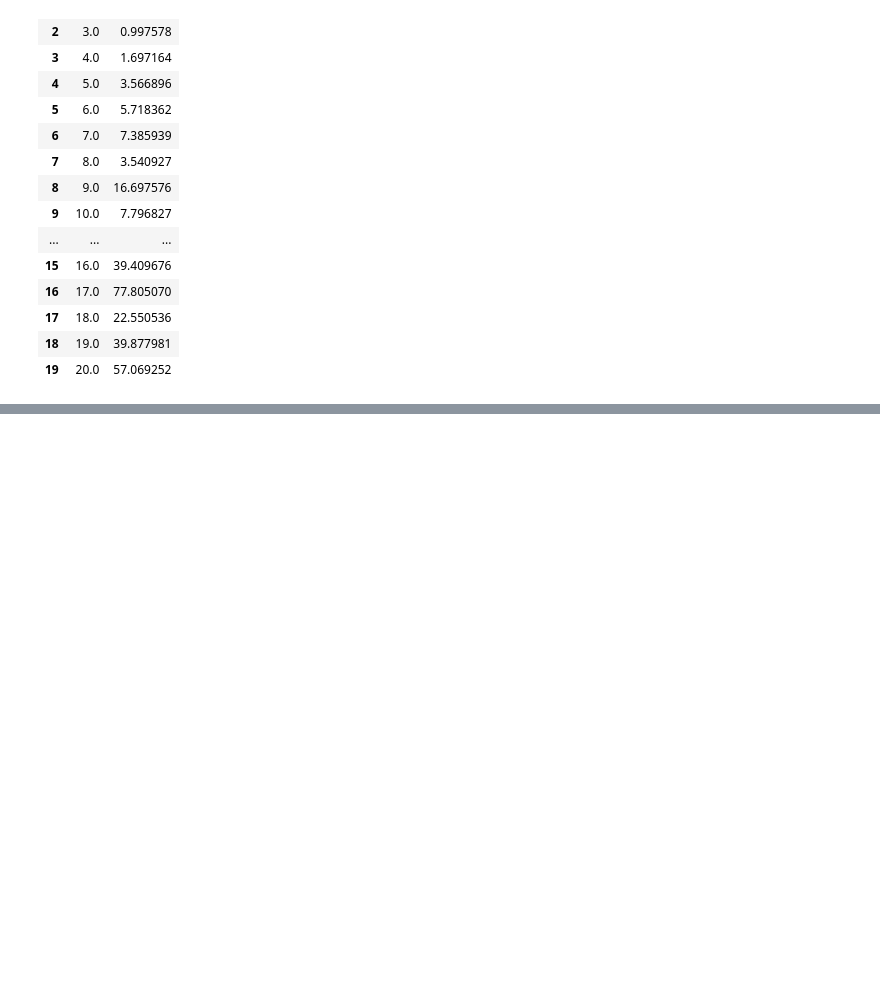
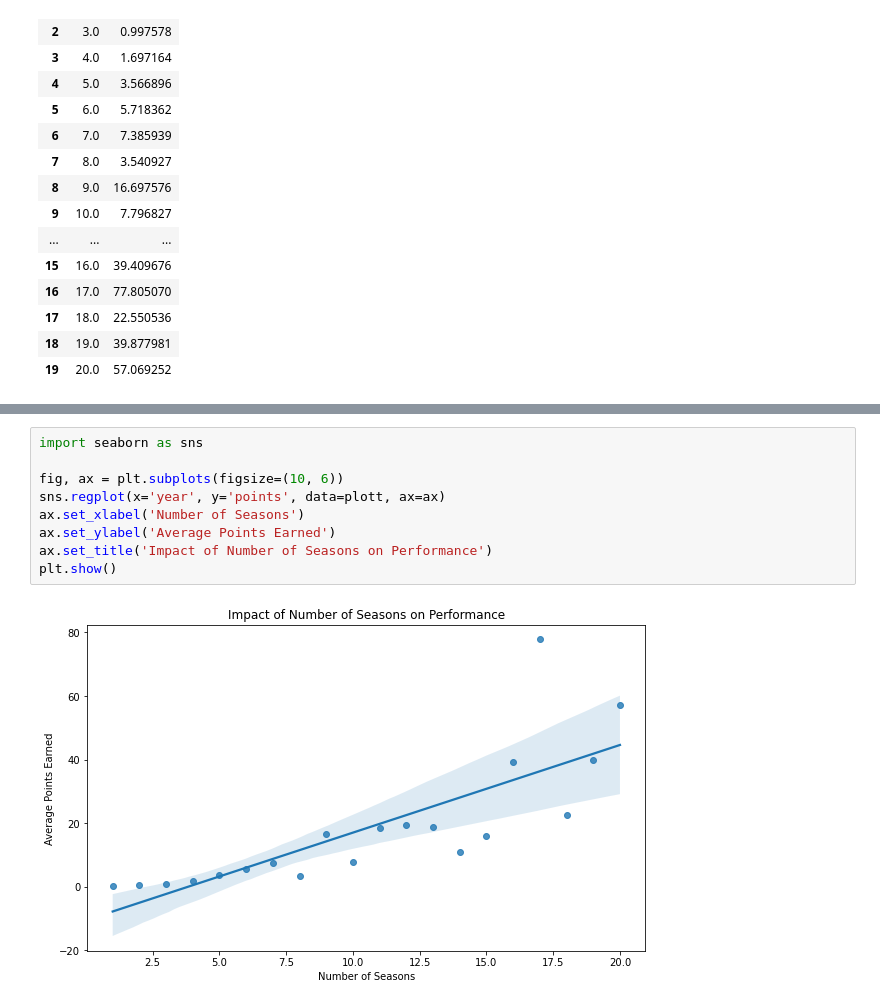
Before and after one commit to anthoskountouris/Formula1_data_visualisation, a Jupyter notebook: data_pre-processing/q2.ipynb, the cells around one changed output, grey strips where cells are left out. Cells and saved outputs as stored; diff of their text form; blank space fills up the shorter version.

```diff
--- a/data_pre-processing/q2.ipynb
+++ b/data_pre-processing/q2.ipynb
@@ -110,0 +139,11 @@ plt.show()
+# %%
+import seaborn as sns
+
+fig, ax = plt.subplots(figsize=(10, 6))
+sns.regplot(x='year', y='points', data=plott, ax=ax)
+ax.set_xlabel('Number of Seasons')
+ax.set_ylabel('Average Points Earned')
+ax.set_title('Impact of Number of Seasons on Performance')
+plt.show()
+# %% [output]
+[figure, added]
```
Also changed, not shown: parts of 6 cells of this notebook, 8 other files.
